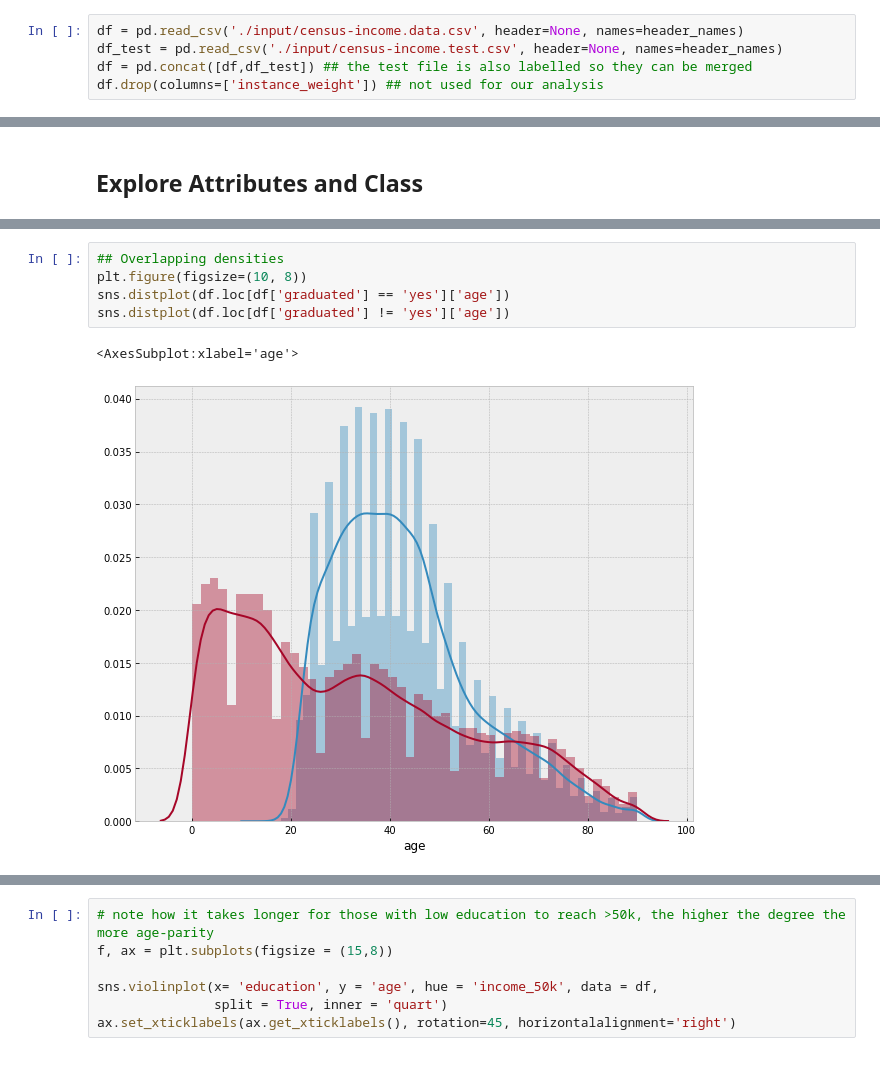
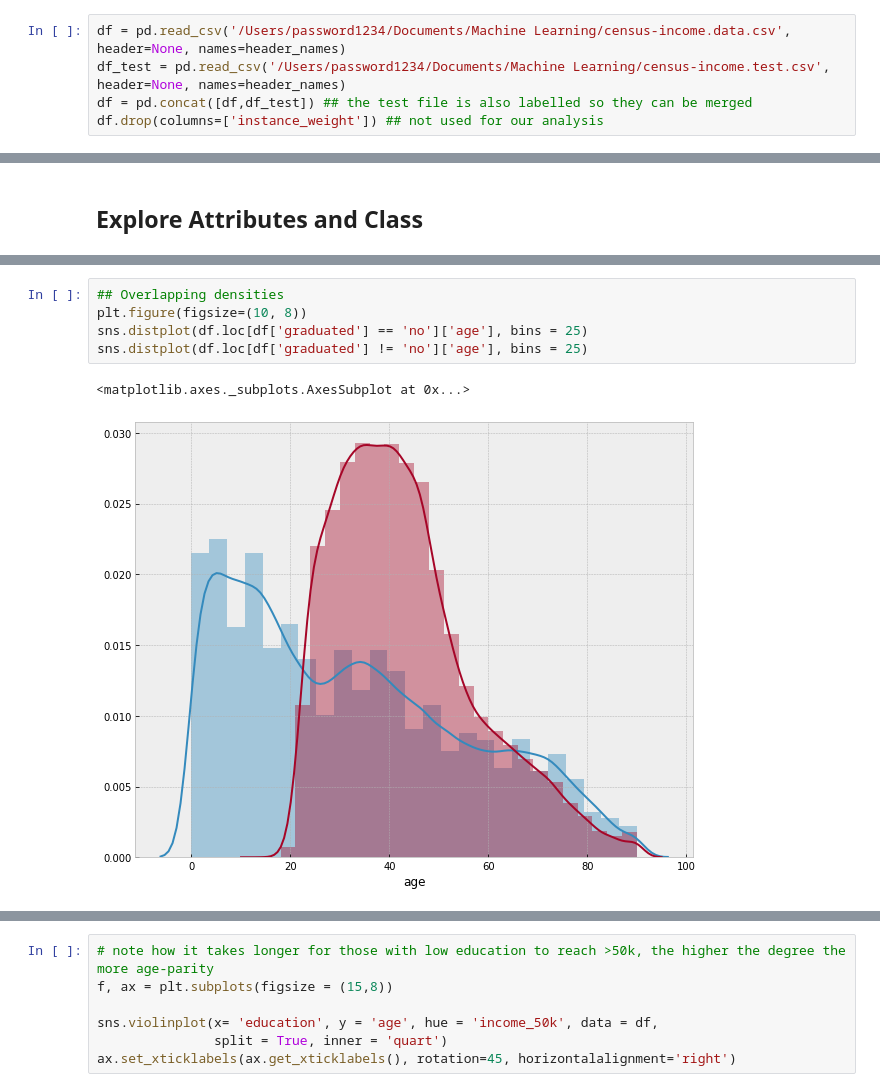
Before and after one commit to mcgrupp2/DS7331_termProject, a Jupyter notebook: Lab 1 - Visualization and Data Pre-Processing.ipynb, the cells around one changed output, grey strips where cells are left out. Drawn from its saved outputs; the diff is of its cells as text.

```diff
--- a/roughDraftOutline.ipynb
+++ b/Lab 1 - Visualization and Data Pre-Processing.ipynb
@@ -130,8 +140,8 @@ header_names = [
     'income_50k',
 ]
 # %%
-df = pd.read_csv('./input/census-income.data.csv', header=None, names=header_names)
-df_test = pd.read_csv('./input/census-income.test.csv', header=None, names=header_names)
+df = pd.read_csv('/Users/password1234/Documents/Machine Learning/census-income.data.csv', header=None, names=header_names)
+df_test = pd.read_csv('/Users/password1234/Documents/Machine Learning/census-income.test.csv', header=None, names=header_names)
 df = pd.concat([df,df_test]) ## the test file is also labelled so they can be merged
 df.drop(columns=['instance_weight']) ## not used for our analysis
 # %% [output]
@@ -470,8 +521,8 @@ sns.distplot(df.loc[df['income_50k'] != ' - 50000.']['age'])
 # %%
 ## Overlapping densities
 plt.figure(figsize=(10, 8))
-sns.distplot(df.loc[df['graduated'] == 'yes']['age'])
-sns.distplot(df.loc[df['graduated'] != 'yes']['age'])
+sns.distplot(df.loc[df['graduated'] == 'no']['age'], bins = 25)
+sns.distplot(df.loc[df['graduated'] != 'no']['age'], bins = 25)
 # %% [output]
-<AxesSubplot:xlabel='age'>
+<matplotlib.axes._subplots.AxesSubplot at 0x...>
-[figure, old version]
+[figure, new version]
```
Also changed, not shown: parts of 37 cells of this notebook.
